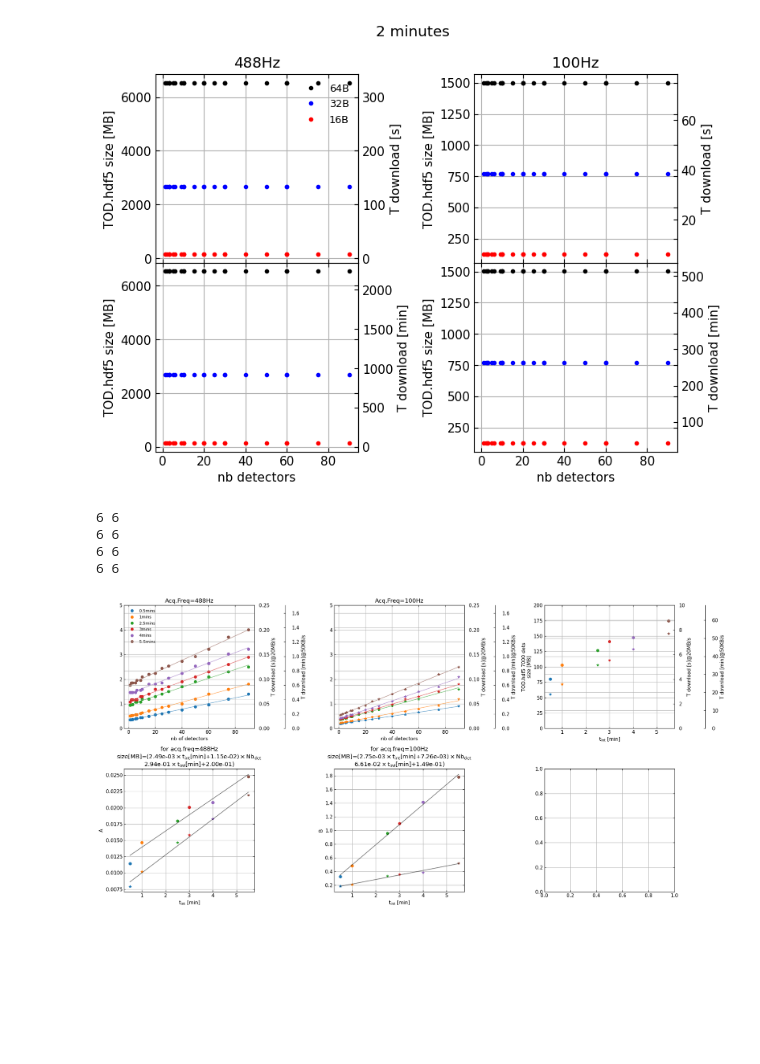
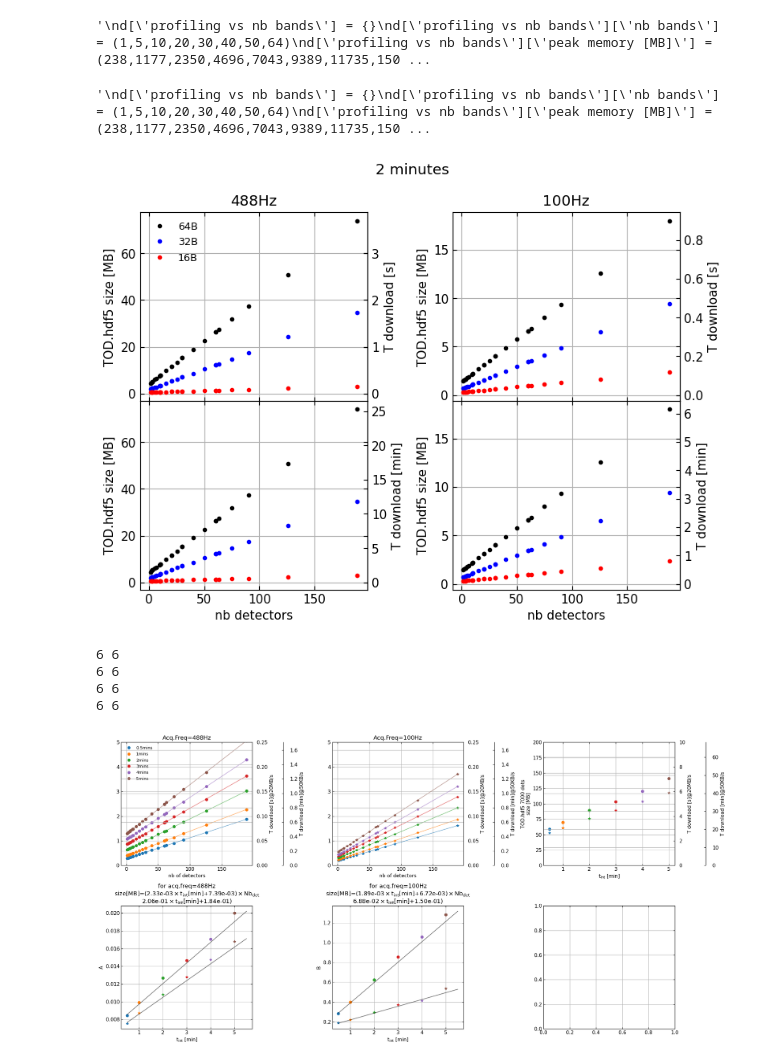
Before and after one commit to tim-balloon/TIM_analysis, a Jupyter notebook: namap/profiling.ipynb, the cells around one changed output. Cells and saved outputs as stored; diff of their text form; code cells hidden in the pictures; blank space fills up the shorter version.

```diff
--- a/namap/profiling.ipynb
+++ b/namap/profiling.ipynb
@@ -113,3 +27,50 @@ d['profiling vs tod time']['peak memory [MB]'] = (50,97,145,192,238,285,332)
+# %%
+dict1 =  pickle.load( open('/home/mvancuyck/Desktop/TODs_profiling/tod_profiling.p', 'rb'))
+
+
+'''
+d['profiling vs nb bands'] = {}
+d['profiling vs nb bands']['nb bands'] = (1,5,10,20,30,40,50,64)
+d['profiling vs nb bands']['peak memory [MB]'] = (238,1177,2350,4696,7043,9389,11735,15020)
+d['profiling vs nb bands']['time [s]'] = (4, 19, 37, 74, 119,156, 194, 244)
+
+d['profiling vs resolution'] = {}
+d['profiling vs resolution']["resolution ['']"] = (10,20,30,40,50,60)
+d['profiling vs resolution']['map weight [KB]'] = (484, 128, 60, 40, 32, 20)
+d['profiling vs resolution']['peak memory [MB]'] = (270,244,240,238,238,237)
+d['profiling vs resolution']['time [s]'] = (4.2,4.2,4.2,4.2,4.2,4.2)
+
+d['profiling vs nb of detectors']= {}
+d['profiling vs nb of detectors']['nb detectors'] = (1,  5,  10,20 ,30,40, 50, 63)
+d['profiling vs nb of detectors']['time [s]'] =     (0.3,0.6,1, 1.5,2, 2.8,3.3,4.1)
+d['profiling vs nb of detectors']['map weight [KB]'] = (12,12,12,20,24,28,32,40)
+d['profiling vs nb of detectors']['peak memory [MB]'] = (23,28,41,78,115,152,190,239)
+
+d['profiling vs tod time'] = {}
+d['profiling vs tod time']['T [min]'] = (1,2,3,4,5,6,7)
+d['profiling vs tod time']['peak memory [MB]'] = (50,97,145,192,238,285,332)
+'''
+# %% [output]
+'\nd[\'profiling vs nb bands\'] = {}\nd[\'profiling vs nb bands\'][\'nb bands\'] = (1,5,10,20,30,40,50,64)\nd[\'profiling vs nb bands\'][\'peak memory [MB]\'] = (238,1177,2350,4696,7043,9389,11735,150 ...
+# %%
+dict2 =  pickle.load( open('/home/mvancuyck/Desktop/TODs_profiling/tod_profiling_vs_nb_dets.p', 'rb'))
+
+d={}
+for j, f in enumerate(dict2['data_freq']):
+    for k, b in enumerate(dict2['format']):
+        d[f'{f:.0f}Hz_{b}bit'] = {}
+        d[f'{f:.0f}Hz_{b}bit']['num_detectors'] = dict2['nb dets']
+        d[f'{f:.0f}Hz_{b}bit']['weights_mb']    = dict2['size'][:,2,j,k]
+
+for j, f in enumerate(dict2['data_freq']):
+    d[f'_{f:.0f}Hz_16bit'] = {}
+    d[f'_{f:.0f}Hz_16bit']['num_detectors'] = dict2['nb dets']
+    for i, t in enumerate(dict2['time [min]']):
+        d[f'_{f:.0f}Hz_16bit'][f'{t}min weights_mb'] = dict2['size'][:,i,j,2]
+
+times = dict2['time [min]']
+# %% [output]
+'\nd[\'profiling vs nb bands\'] = {}\nd[\'profiling vs nb bands\'][\'nb bands\'] = (1,5,10,20,30,40,50,64)\nd[\'profiling vs nb bands\'][\'peak memory [MB]\'] = (238,1177,2350,4696,7043,9389,11735,150 ...
 # %%
 fig, axs = plt.subplots(2,2,figsize=(8,6), sharex=True)
 
@@ -131,7 +92,7 @@ fig.suptitle('2 minutes')
 fig.tight_layout()
 fig.subplots_adjust(hspace=0)
 # %% [output]
-[figure, old version]
+[figure, new version]
 # %%
 # Create 1x3 subplots
 fig, axs = plt.subplots(2, 3, figsize=(20, 10), )
@@ -140,7 +101,7 @@ for fi, (f, m) in enumerate(zip(('488','100', ''), ('o', '*', ''))):
     a_list = []
     b_list = []
 
-    for t, c in zip((0.5,1,2.5,3,4,5.5), ('tab:blue', 'tab:orange', 'tab:green', 'tab:red', 'tab:purple', 'tab:brown')):
+    for t, c in zip(times, ('tab:blue', 'tab:orange', 'tab:green', 'tab:red', 'tab:purple', 'tab:brown')):
         if(fi>1): continue
         x = d[f'_{f}Hz_16bit']['num_detectors']
         axs[0,fi].plot(x, d[f'_{f}Hz_16bit'][f'{t}min weights_mb'],m, c=c, label=f'{t}mins')
@@ -192,34 +153,34 @@ for fi, (f, m) in enumerate(zip(('488','100', ''), ('o', '*', ''))):
 
 
     if(fi>1): continue
     else:
         for List, axi in zip((a_list, b_list), (0,1)):
             if(fi>1): continue
 
             print(len((0.5,1,2.5,3,4,5.5)), len(a_list))
             coeffs = np.polyfit((0.5,1,2.5,3,4,5.5), np.asarray(List), 1)  # [slope, intercept]
             a, b = coeffs
             if(axi==0): a_coeffs = coeffs
             else: b_coeffs = coeffs
             x_fit = np.linspace(0.5, 5.5, 200)
             y_fit = np.polyval(coeffs, x_fit)
             axs[1,axi].plot(x_fit, y_fit, color='k', alpha=0.5)
 
         axs[1,fi].set_title(f'for acq.freq={f}Hz\nsize[MB]=({a_coeffs[0]:.2e}'+'$\\rm \\times t_{int}[min]$'+f'+{a_coeffs[1]:.2e})'+'$\\rm \\times Nb_{det}$\n'
                             +f'{b_coeffs[0]:.2e}'+'$\\rm \\times t_{int}[min]$'+f'+{b_coeffs[1]:.2e})')
 
 
 # Add legend to the first subplot
 axs[0,0].legend(loc='upper left')
 
 plt.tight_layout()
 plt.show()
 # %% [output]
 6 6
 6 6
 6 6
 6 6
-[figure, old version]
+[figure, new version]
 # %%
 BS = 8; plt.rc('font', size=BS); plt.rc('axes', titlesize=BS); plt.rc('axes', labelsize=BS); mk = 1
 fig, (axm, axb) = plt.subplots(1,2,figsize=(5,2), dpi=200, sharex=True)
```
Also changed, not shown: parts of 3 cells of this notebook, 4 other files.
